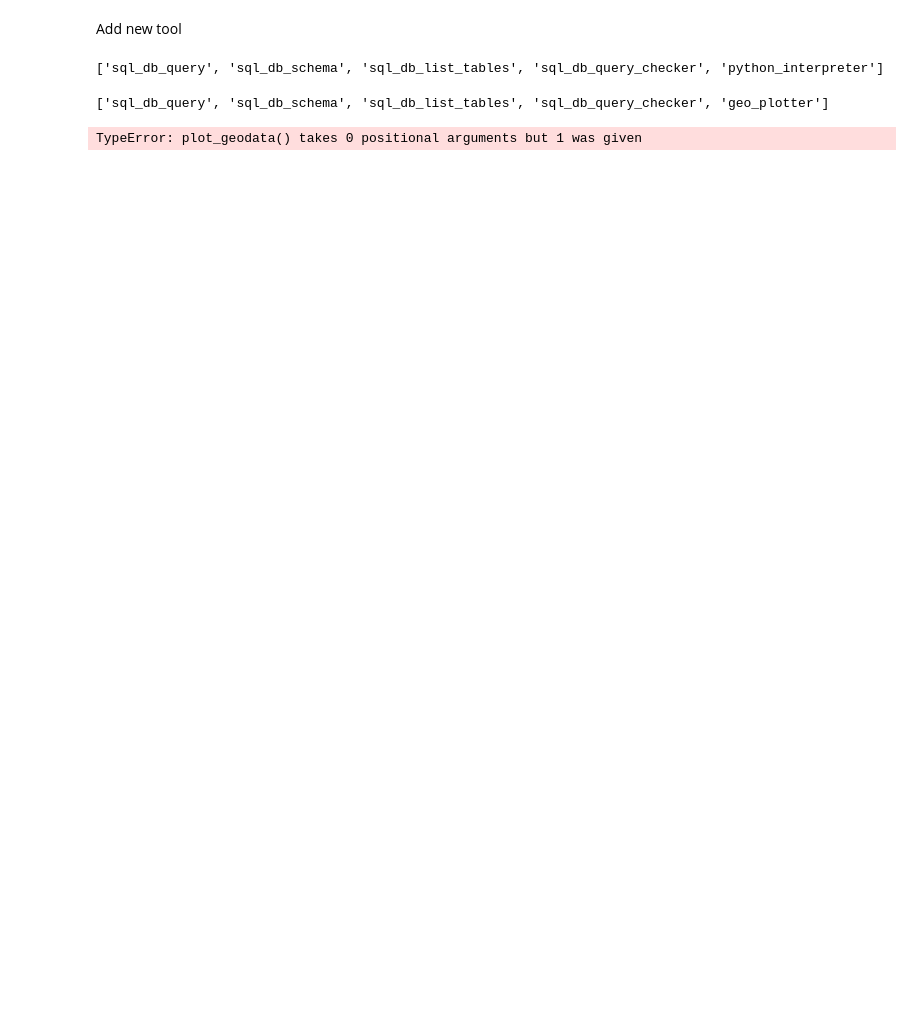
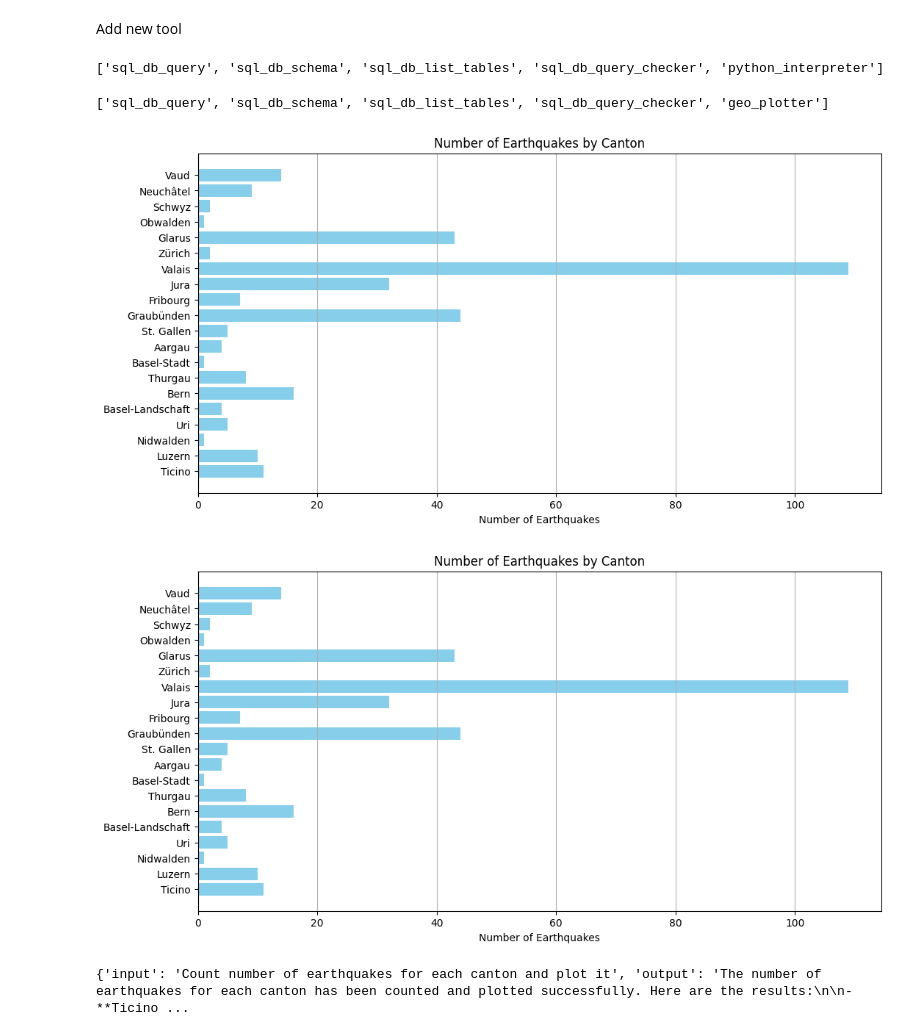
Before and after one commit to JamBelg/llm-Agents, a Jupyter notebook: Jupyter/Notebook4.ipynb, the cells around one changed output. Saved outputs shown, nothing was run; the diff lists cells and outputs as text; code cells hidden in the pictures; blank space fills up the shorter version.

Commit message:
llm agent with sql query and plot of the results

```diff
--- a/Jupyter/Notebook4.ipynb
+++ b/Jupyter/Notebook4.ipynb
@@ -421,7 +441,9 @@ agent_executor = AgentExecutor(agent=sql_agent,
                                tools=tools,
                                verbose=False)
 # %%
-response7 = agent_executor.invoke({"input": "Count number of earthquakes for each canton and plot it in geoplot"})
-print(response7)
+response8 = agent_executor.invoke({"input": "Count number of earthquakes for each canton and plot it"})
+print(response8)
 # %% [output]
+[figure, added]
+[figure, added]
-TypeError: plot_geodata() takes 0 positional arguments but 1 was given
+{'input': 'Count number of earthquakes for each canton and plot it', 'output': 'The number of earthquakes for each canton has been counted and plotted successfully. Here are the results:\n\n- **Ticino ...
```
Also changed, not shown: parts of 11 cells of this notebook.
